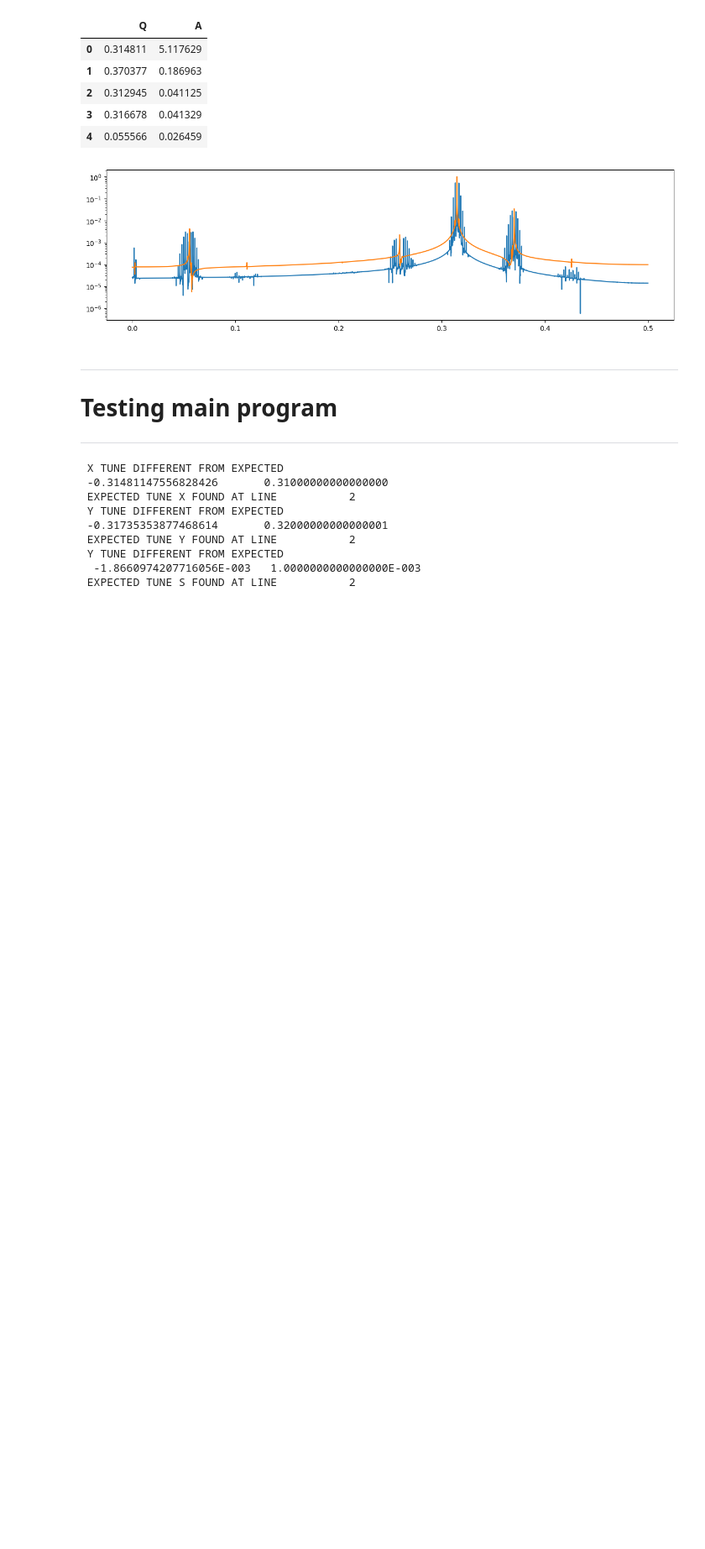
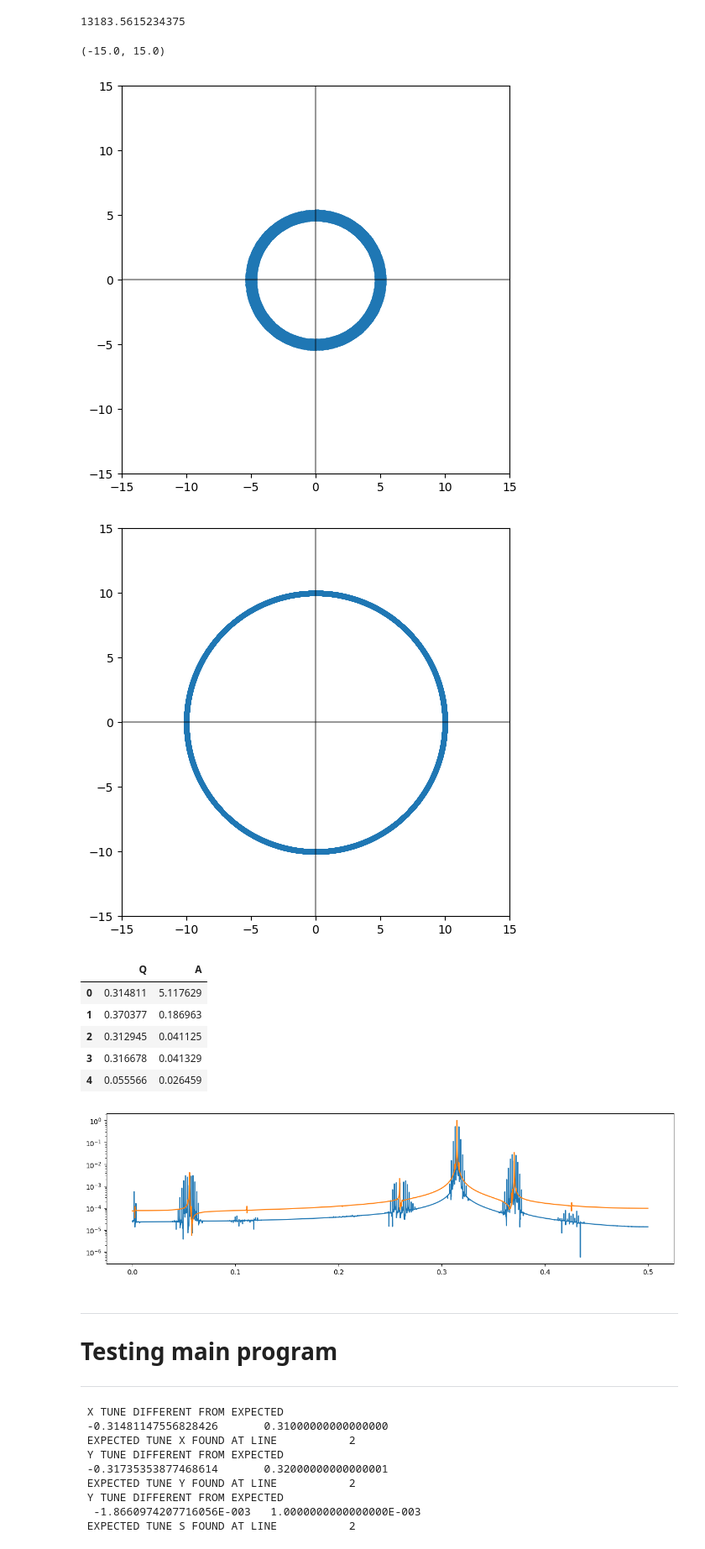
Before and after one commit to pbelange/PySUSSIX, a Jupyter notebook: build_sussix.ipynb, the cells around one changed output. Shown: that part at 84% size. Drawn from its saved outputs; the diff is of its cells as text; code cells hidden in the pictures; blank space fills up the shorter version.

```diff
--- a/build_sussix.ipynb
+++ b/build_sussix.ipynb
@@ -13,47 +29,67 @@ import PySUSSIX.crosssussix.crossref as crossref
+# %%
+np.max(f90sussix.cfft_out.a_out)
+# %% [output]
+13183.5615234375
 # %%
 particle0 = pd.read_parquet('data/TEST_BUNCH_0000_XPLANE_ZETA_0.parquet')
 particle1 = pd.read_parquet('data/TEST_BUNCH_0000_XPLANE_ZETA_1.parquet')
 
 dummy = particle0.copy()
 
 
 turns = int(10000)
 N     = np.arange(0,turns)
 
 Qx    = 0.31025793875089835
 Qy    = 0.320264
-Jx    = (0.5*(10**2))
-Jy    = 1e-3*Jx
+Jx    = 0.5**2*(0.5*(10**2))
+Jy    = (0.5*(10**2))
 psi0  = 0#0.25
 
-mn = [(1,0),(-2,0)]
+# mn = [(1,0),(-2,0)]
+
+#  jQ_x + kQ_y + l*Q_z + m
+jklm = [(0,0,0,0),(0,2,1,0)]
 aj = [np.sqrt(2*Jx),0.02*Jx,0.02*Jx,0.02*Jx]
-phasors = sum([a*np.exp(-1j*(2*np.pi*(m*Qx+n*Qy)*N + 0)) for (m,n),a in zip(mn,aj)])
+phasors = sum([a*np.exp(2*np.pi*1j*((1-j+k)*Qx + (m-l)*Qy)*N) for (j,k,l,m),a in zip(jklm,aj)])
 
 hx = phasors
 x  = hx.real
 px = hx.imag
 
 hy = np.sqrt(2*Jy)*np.exp(-1j*(2*np.pi*Qy*N - psi0))
 y  = hy.real
 py = hy.imag
 
 
 dummy.particle = 0
 dummy.x_sig = x
 dummy.px_sig = px
 dummy.y_sig = y
 dummy.py_sig = py
 
 
-# plt.figure(figsize=(6,6))
-# plt.plot(x,px,'.')
-# # plt.plot(hx.real,hx.imag,'.',ms=2)
-# plt.axhline(0,color='k',alpha=0.4)
-# plt.axvline(0,color='k',alpha=0.4)
-# plt.axis('square');
-# plt.xlim([-15,15])
-# plt.ylim([-15,15])
+plt.figure(figsize=(6,6))
+plt.plot(x,px,'.')
+# plt.plot(hx.real,hx.imag,'.',ms=2)
+plt.axhline(0,color='k',alpha=0.4)
+plt.axvline(0,color='k',alpha=0.4)
+plt.axis('square');
+plt.xlim([-15,15])
+plt.ylim([-15,15])
+
+plt.figure(figsize=(6,6))
+plt.plot(y,py,'.')
+# plt.plot(hx.real,hx.imag,'.',ms=2)
+plt.axhline(0,color='k',alpha=0.4)
+plt.axvline(0,color='k',alpha=0.4)
+plt.axis('square');
+plt.xlim([-15,15])
+plt.ylim([-15,15])
+# %% [output]
+(-15.0, 15.0)
+[figure, added]
+[figure, added]
 # %%
 def get_FFT(x):
     x     = np.array(x)
```
Also changed, not shown: parts of 53 cells of this notebook, 4 other files.
